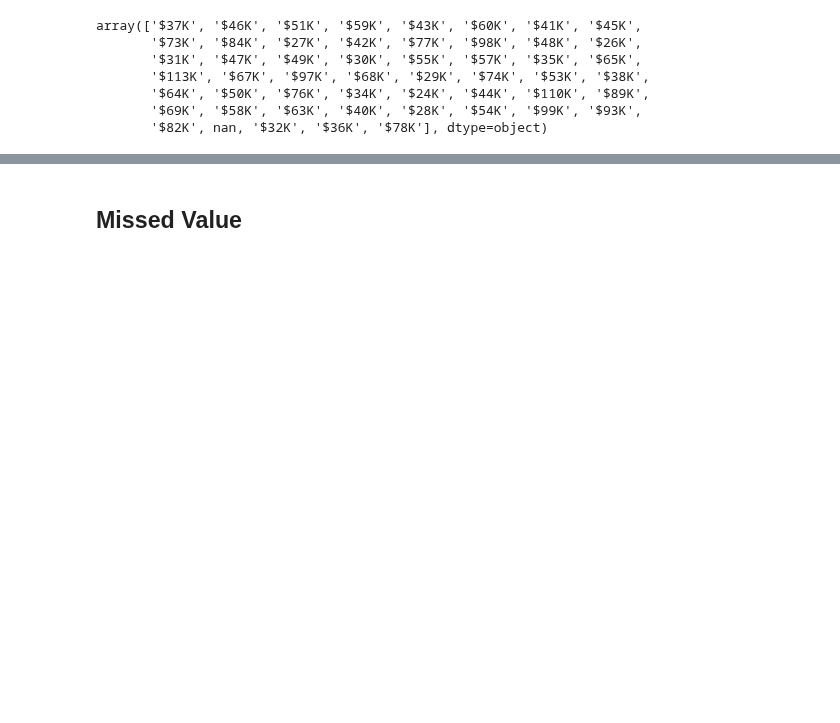
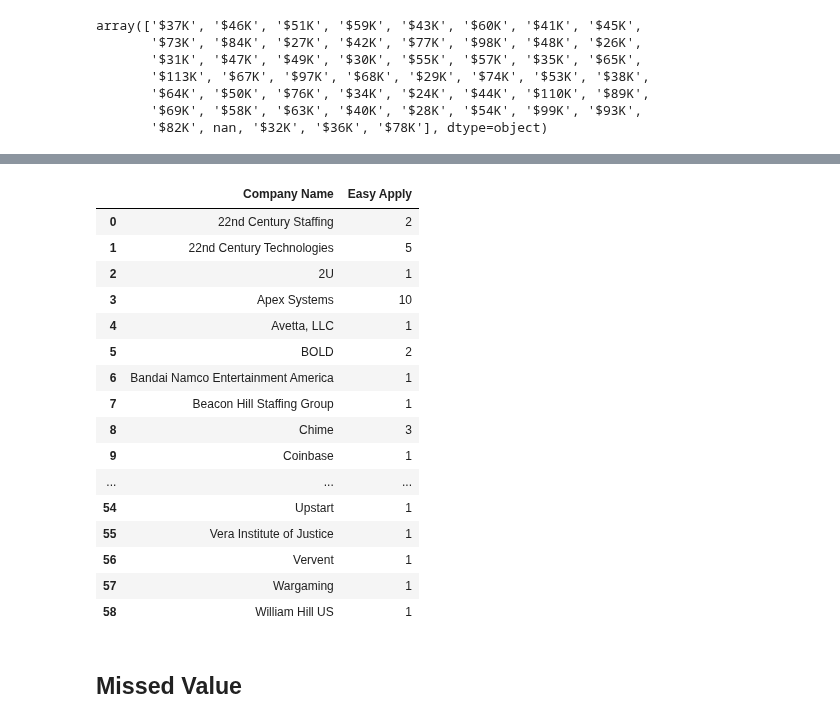
Before and after one commit to latifkara/dataScienceProjects, a Jupyter notebook: Jobs_Data_analysis/Job_estimate.ipynb, the cells around one changed output, grey strips where cells are left out. Drawn from its saved outputs; the diff is of its cells as text; code cells hidden in the pictures; blank space fills up the shorter version.

Commit message:
Jobs Project | group by & sorted easy apply column

```diff
--- a/Jobs_Data_analysis/Job_estimate.ipynb
+++ b/Jobs_Data_analysis/Job_estimate.ipynb
@@ -115,5 +115,30 @@ job_df.drop('Salary Estimate', axis=1, inplace=True)
 job_df['Job Title'], job_df['Department'] = job_df['Job Title'].str.split('(', 1).str
 # %%
 job_df['Company Name'], _ = job_df['Company Name'].str.split('\n', 1).str
+# %%
+job_df['Easy Apply'] = job_df['Easy Apply'].fillna(False).astype('bool')
+# %%
+easy_apply_df = job_df[job_df['Easy Apply'] == True]
+# %%
+df = easy_apply_df.groupby('Company Name')['Easy Apply'].count().reset_index()
+df.sort_values('Easy apply', ascendin)
+# %% [output]
+|  | Company Name | Easy Apply |
+| 0 | 22nd Century Staffing | 2 |
+| 1 | 22nd Century Technologies | 5 |
+| 2 | 2U | 1 |
+| 3 | Apex Systems | 10 |
+| 4 | Avetta, LLC | 1 |
+| 5 | BOLD | 2 |
+| 6 | Bandai Namco Entertainment America | 1 |
+| 7 | Beacon Hill Staffing Group | 1 |
+| 8 | Chime | 3 |
+| 9 | Coinbase | 1 |
+| ... | ... | ... |
+| 54 | Upstart | 1 |
+| 55 | Vera Institute of Justice | 1 |
+| 56 | Vervent | 1 |
+| 57 | Wargaming | 1 |
+| 58 | William Hill US | 1 |
 # %% [markdown]
 ## Missed Value
```
Also changed, not shown: parts of 3 cells of this notebook.
